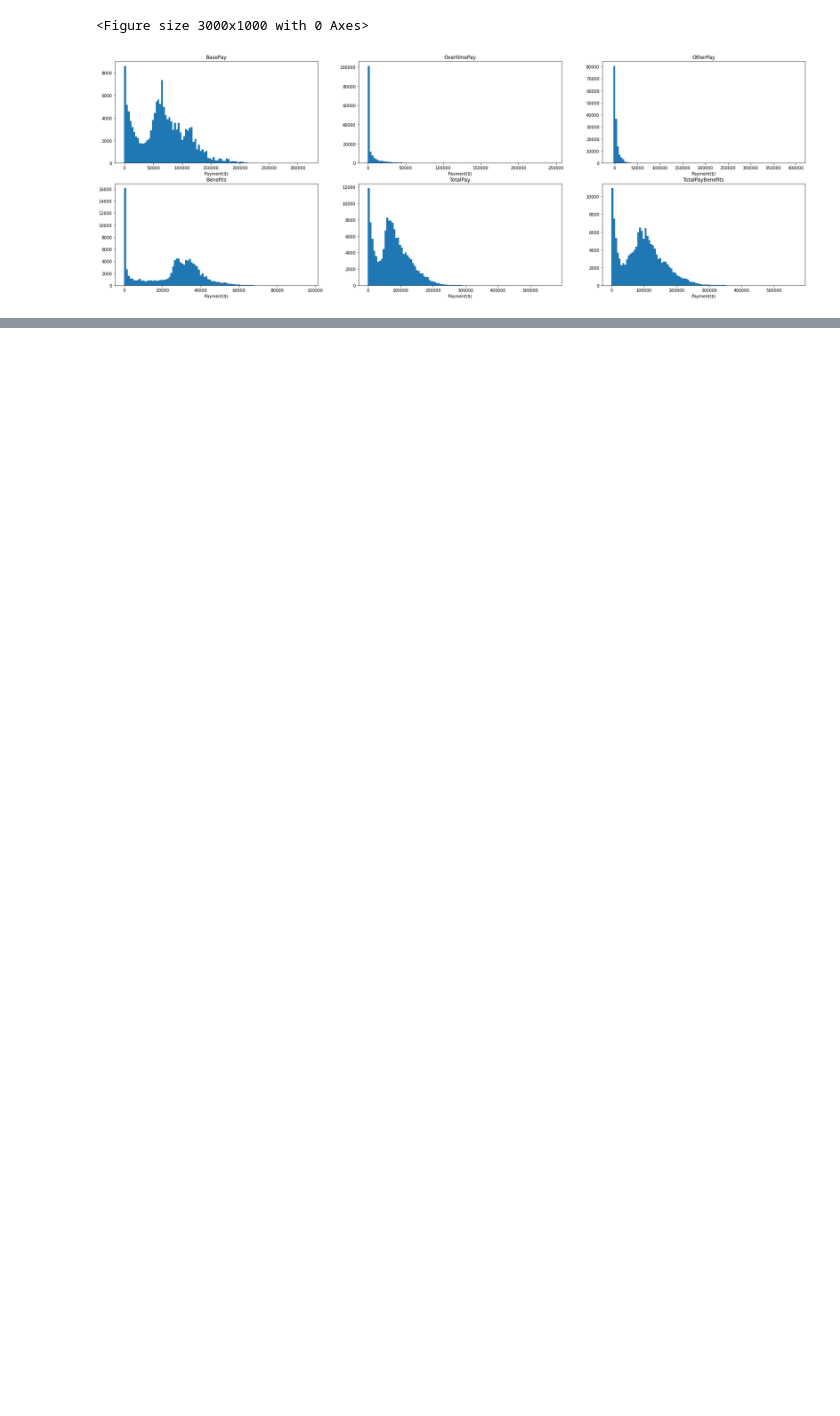
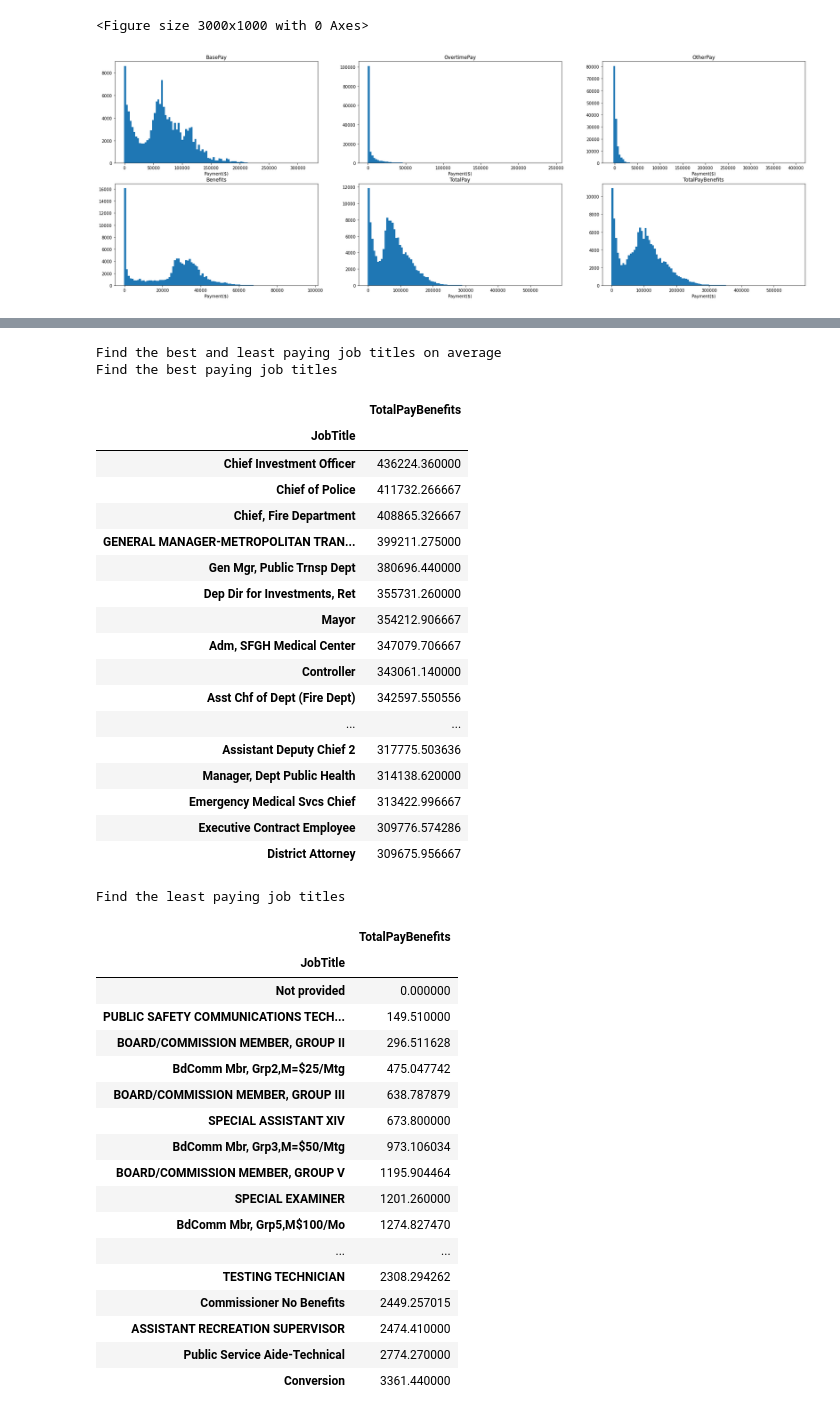
Before and after one commit to hxy9243/datascience-examples, a Jupyter notebook: salary/salary_analysis.ipynb, the cells around one changed output, grey strips where cells are left out. Cells and saved outputs as stored; diff of their text form; code cells hidden in the pictures; blank space fills up the shorter version.

```diff
--- a/salary/salary_analysis.ipynb
+++ b/salary/salary_analysis.ipynb
@@ -139,0 +218,55 @@ plt.show()
+# %%
+print('Find the best and least paying job titles on average')
+
+title_payments = salaries[['JobTitle', 'TotalPayBenefits']]
+mean_title_payments = title_payments.groupby(by='JobTitle').mean()
+
+print('Find the best paying job titles')
+display(
+    mean_title_payments.sort_values('TotalPayBenefits', ascending=False).head(20)
+)
+
+print('Find the least paying job titles')
+display(
+    mean_title_payments.sort_values('TotalPayBenefits', ascending=True).head(20)
+)
+# %% [output]
+Find the best and least paying job titles on average
+Find the best paying job titles
+|  | TotalPayBenefits |
+| JobTitle |  |
+| Chief Investment Officer | 436224.360000 |
+| Chief of Police | 411732.266667 |
+| Chief, Fire Department | 408865.326667 |
+| GENERAL MANAGER-METROPOLITAN TRAN... | 399211.275000 |
+| Gen Mgr, Public Trnsp Dept | 380696.440000 |
+| Dep Dir for Investments, Ret | 355731.260000 |
+| Mayor | 354212.906667 |
+| Adm, SFGH Medical Center | 347079.706667 |
+| Controller | 343061.140000 |
+| Asst Chf of Dept (Fire Dept) | 342597.550556 |
+| ... | ... |
+| Assistant Deputy Chief 2 | 317775.503636 |
+| Manager, Dept Public Health | 314138.620000 |
+| Emergency Medical Svcs Chief | 313422.996667 |
+| Executive Contract Employee | 309776.574286 |
+| District Attorney | 309675.956667 |
+Find the least paying job titles
+|  | TotalPayBenefits |
+| JobTitle |  |
+| Not provided | 0.000000 |
+| PUBLIC SAFETY COMMUNICATIONS TECH... | 149.510000 |
+| BOARD/COMMISSION MEMBER, GROUP II | 296.511628 |
+| BdComm Mbr, Grp2,M=$25/Mtg | 475.047742 |
+| BOARD/COMMISSION MEMBER, GROUP III | 638.787879 |
+| SPECIAL ASSISTANT XIV | 673.800000 |
+| BdComm Mbr, Grp3,M=$50/Mtg | 973.106034 |
+| BOARD/COMMISSION MEMBER, GROUP V | 1195.904464 |
+| SPECIAL EXAMINER | 1201.260000 |
+| BdComm Mbr, Grp5,M$100/Mo | 1274.827470 |
+| ... | ... |
+| TESTING TECHNICIAN | 2308.294262 |
+| Commissioner No Benefits | 2449.257015 |
+| ASSISTANT RECREATION SUPERVISOR | 2474.410000 |
+| Public Service Aide-Technical | 2774.270000 |
+| Conversion | 3361.440000 |
```
Also changed, not shown: parts of 7 cells of this notebook.
